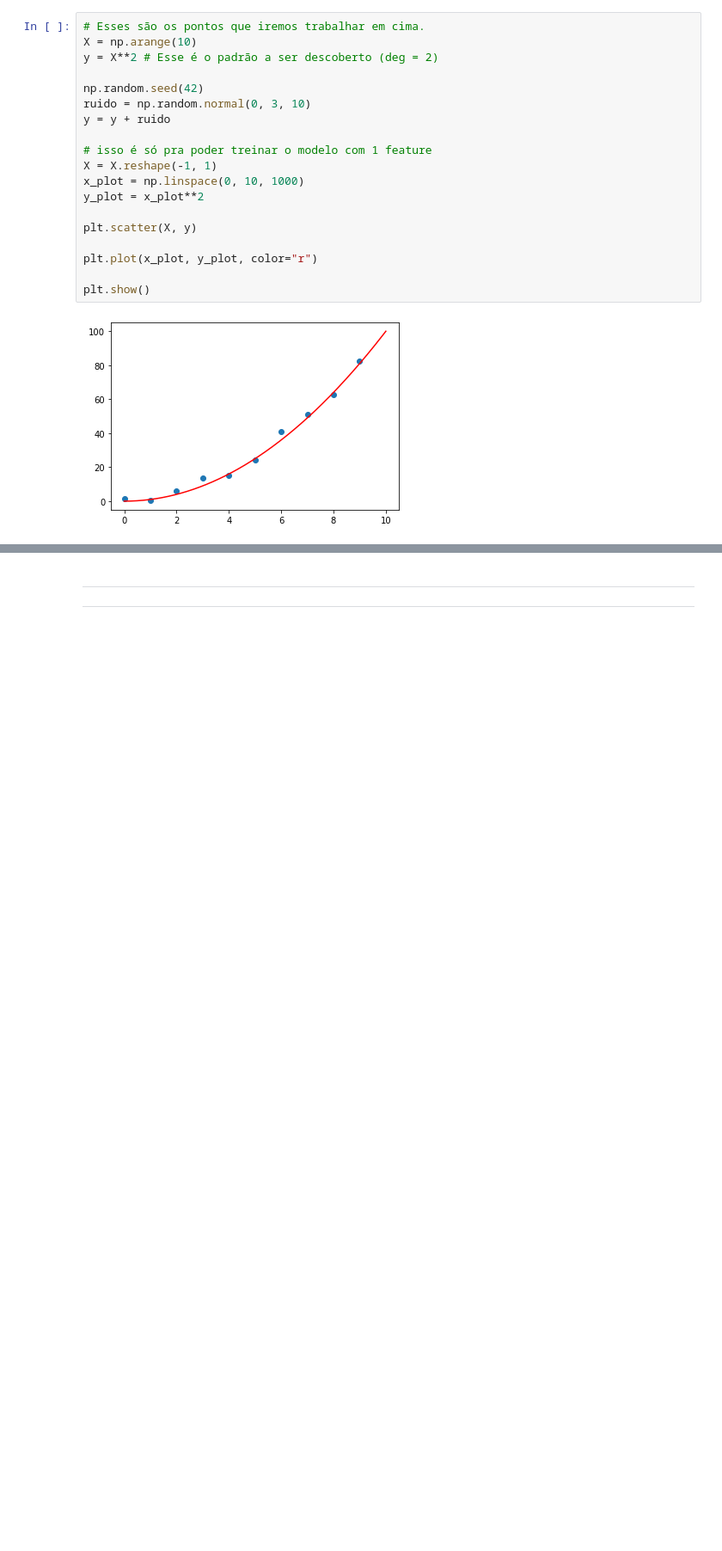
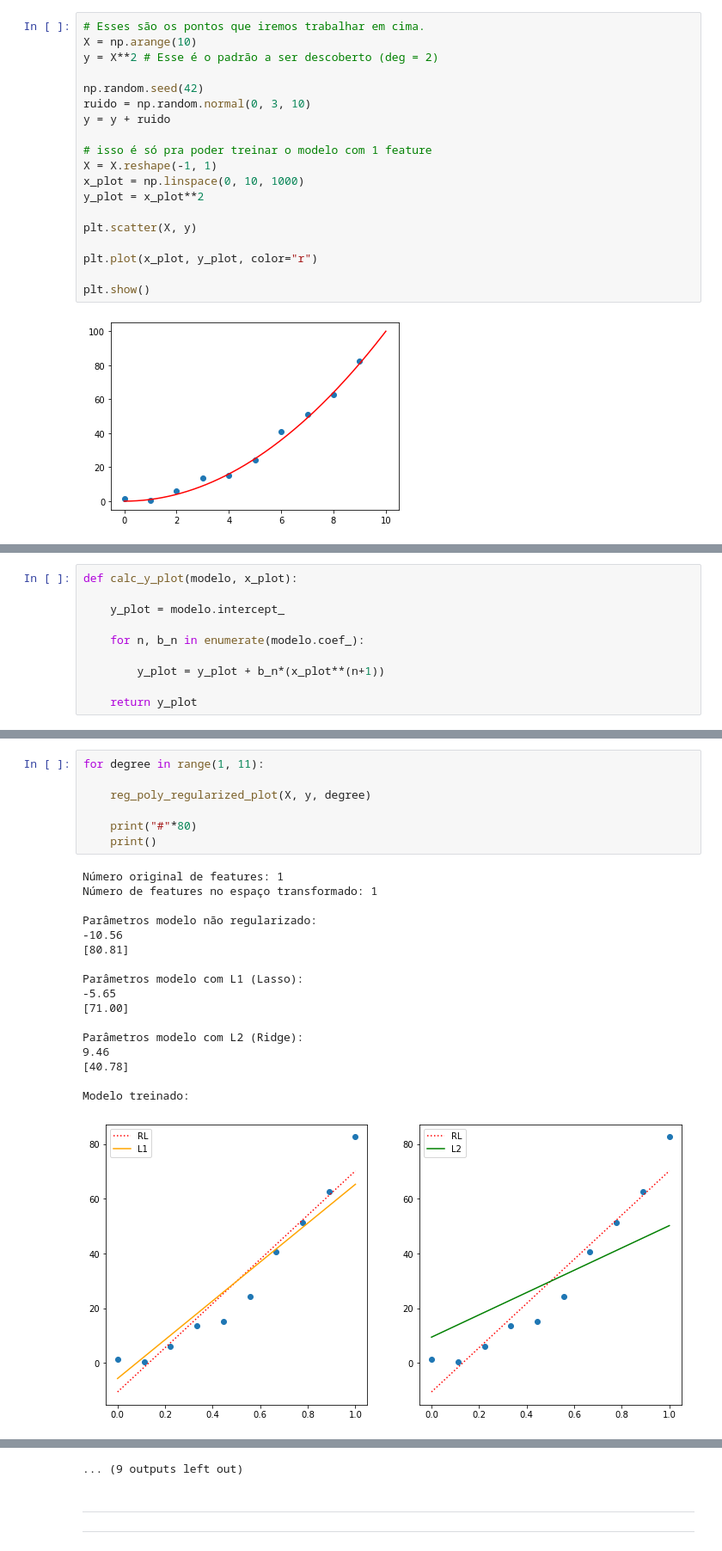
Before and after one commit to GabrielAsato/Curso_DS_Degree, a Jupyter notebook: Módulo 8 - Estatística II/Revisão do módulo de Estatística II (Pré ML).ipynb, the cells around one changed output, grey strips where cells are left out. Shown at 86% size. Drawn from its saved outputs; the diff is of its cells as text; blank space fills up the shorter version.

```diff
--- a/Módulo 8 - Estatística II/Revisão do módulo de Estatística II (Pré ML).ipynb
+++ b/Módulo 8 - Estatística II/Revisão do módulo de Estatística II (Pré ML).ipynb
@@ -1296,0 +1363,10 @@ def reg_ployplot(X, y, deg):
+# %%
+def calc_y_plot(modelo, x_plot):
+
+    y_plot = modelo.intercept_
+
+    for n, b_n in enumerate(modelo.coef_):
+
+        y_plot = y_plot + b_n*(x_plot**(n+1))
+
+    return y_plot
@@ -1296,0 +1432,25 @@ def reg_ployplot(X, y, deg):
+# %%
+for degree in range(1, 11):
+
+    reg_poly_regularized_plot(X, y, degree)
+
+    print("#"*80)
+    print()
+# %% [output]
+Número original de features: 1
+Número de features no espaço transformado: 1
+
+Parâmetros modelo não regularizado:
+-10.56
+[80.81]
+
+Parâmetros modelo com L1 (Lasso):
+-5.65
+[71.00]
+
+Parâmetros modelo com L2 (Ridge):
+9.46
+[40.78]
+
+Modelo treinado:
+[figure, added]
@@ -1297,3 +1552,4 @@ def reg_ployplot(X, y, deg):
+... (9 outputs left out)
 # %% [markdown]
 -----
 -----
```
Also changed, not shown: parts of 9 cells of this notebook, 25 other files.
